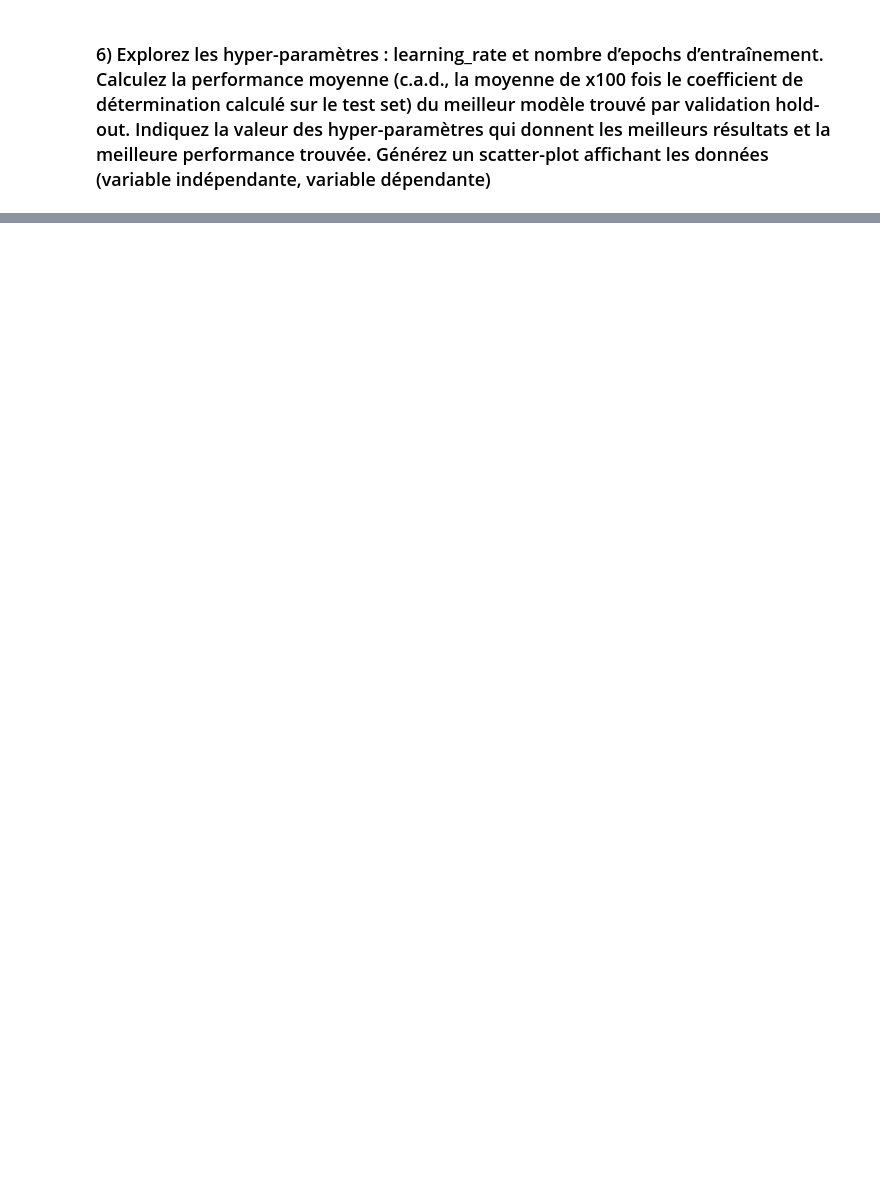
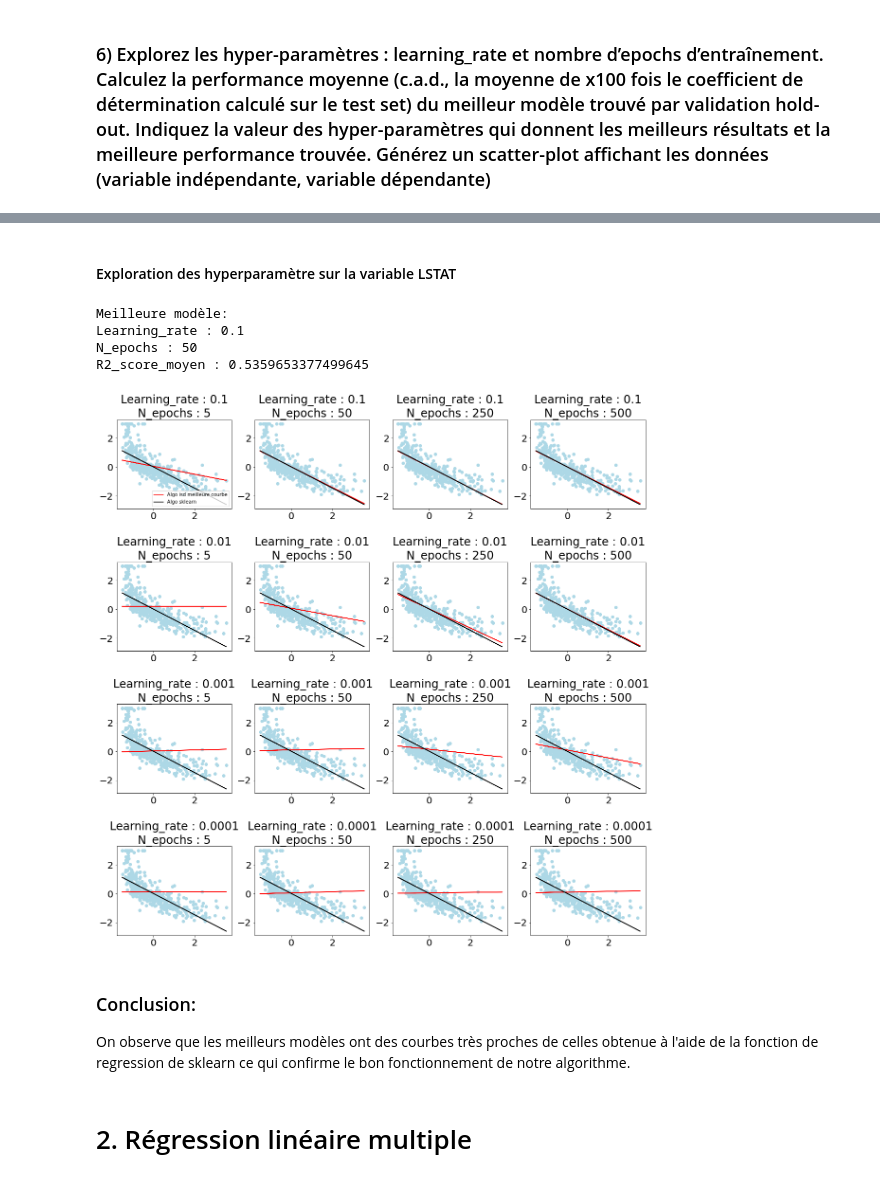
Before and after one commit to Bastien18/Lab_ISD, a Jupyter notebook: ISD-Lab/TP_5.ipynb, the cells around one changed output, grey strips where cells are left out. Drawn from its saved outputs; the diff is of its cells as text; code cells hidden in the pictures; blank space fills up the shorter version.

```diff
--- a/ISD-Lab/TP_5.ipynb
+++ b/ISD-Lab/TP_5.ipynb
@@ -390,0 +418,41 @@ for i in n_epochs:
+# %% [markdown]
+#### Exploration des hyperparamètre sur la variable LSTAT
+# %%
+# Regression des différentes combinaison d'hyperparamètres pour LSTAT
+resultat = [[[0 for x in range(4)] for y in range(len(n_epochs))] for z in range(len(learning_rate))]
+for i in range(len(learning_rate)):
+    for j in range(len(n_epochs)):
+        resultat[i][j][0], resultat[i][j][1], resultat[i][j][2], resultat[i][j][3] = regression_HO(learning_rate[i], n_epochs[j], 100, 0.80, df[['LSTAT', 'MEDV']])
+# %%
+# Sklearn regression ref
+x_axis, y_axis = scaler.fit_transform(np.array(df[['LSTAT']])), scaler.fit_transform(np.array(df[['MEDV']]))
+y_sklearn_predict = sklearn_regression(x_axis, y_axis)
+# %%
+# PLot des graphs
+best_i, best_j = 0, 0
+
+fig, ax = plt.subplots(4, 4, figsize=(20,20))
+plt.subplots_adjust(hspace = 0.6)
+for i in range(len(learning_rate)):
+    for j in range(len(n_epochs)):
+        ax[i][j].scatter(x_axis, y_axis,color = 'lightblue')
+        ax[i][j].plot(x_axis, resultat[i][j][1] * x_axis + resultat[i][j][0], 'red', label= "Algo isd meilleure courbe")
+        ax[i][j].plot(x_axis, y_sklearn_predict, 'black', label= "Algo sklearn")
+        ax[i][j].title.set_text("Learning_rate : {0}\nN_epochs : {1}".format(learning_rate[i], n_epochs[j]))
+        if (resultat[i][j][3] >= resultat[best_i][best_j][3]):
+            best_i, best_j = i, j
+
+ax[0][0].legend(loc = "lower right", fontsize = 10)
+print("Meilleure modèle:\nLearning_rate : {0}\nN_epochs : {1}\nR2_score_moyen : {2}".format(learning_rate[best_i], n_epochs[best_j], resultat[best_i][best_j][3]))
+# %% [output]
+Meilleure modèle:
+Learning_rate : 0.1
+N_epochs : 50
+R2_score_moyen : 0.5359653377499645
+[figure, added]
+# %% [markdown]
+### Conclusion:
+
+On observe que les meilleurs modèles ont des courbes très proches de celles obtenue à l'aide de la fonction de regression de sklearn ce qui confirme le bon fonctionnement de notre algorithme.
+# %% [markdown]
+# 2. Régression linéaire multiple
```
Also changed, not shown: parts of 22 cells of this notebook.
